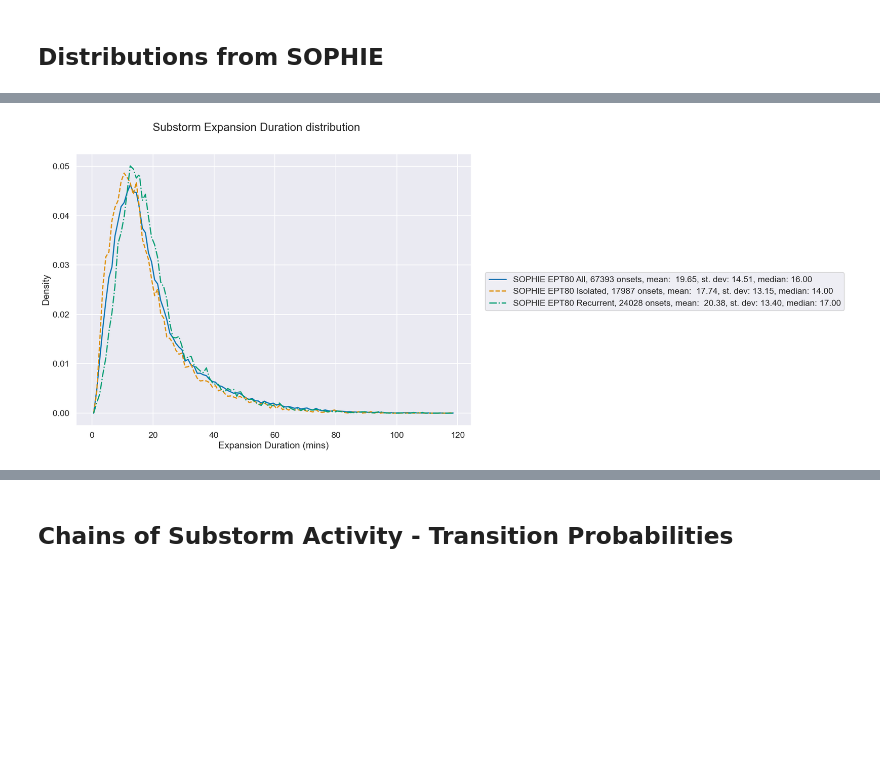
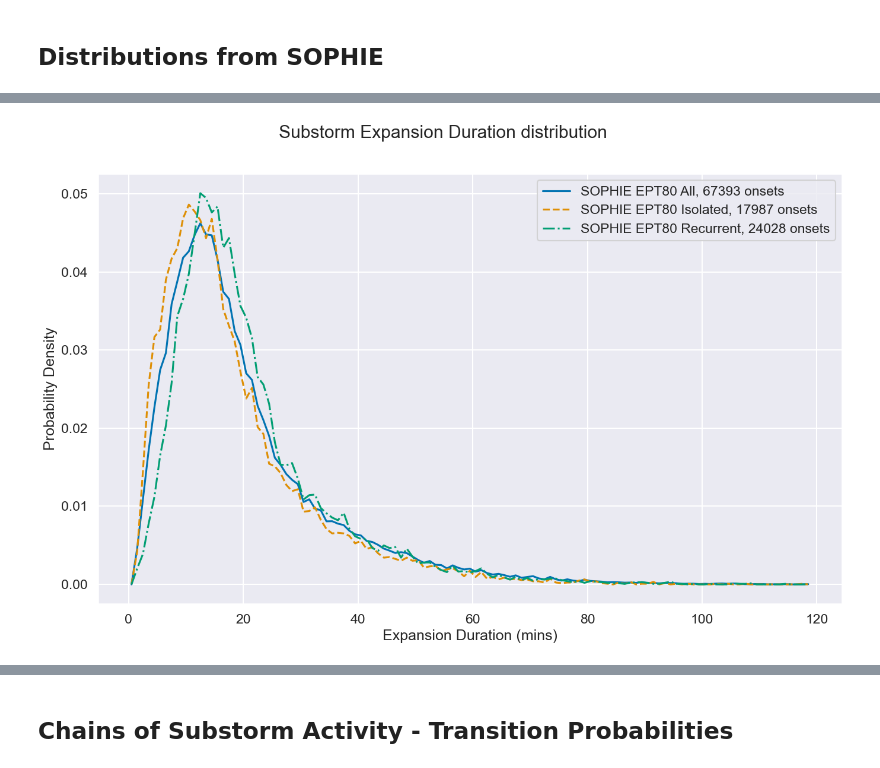
Before and after one commit to christianlao12/DP1_DP2_Project, a Jupyter notebook: substorm_type_statistics.ipynb, the cells around one changed output, grey strips where cells are left out. Cells and saved outputs as stored; diff of their text form; code cells hidden in the pictures; blank space fills up the shorter version.

```diff
--- a/substorm_type_statistics.ipynb
+++ b/substorm_type_statistics.ipynb
@@ -271,0 +274,34 @@ fig.tight_layout(pad=1)
+# %%
+def size_hist(array):
+    x, y = np.histogram(-array['Delbay'],bins=np.arange(0,1000,25))
+    y = y + 12.5
+    y = y[:-1]
+    d = {'Size':y,'Density':x/np.sum(x)}
+    df = pd.DataFrame(d)
+    return df
+
+onsetlists = [sophie80onsetdf, gergnoflag, erernoflag]
+labels = ['SOPHIE EPT80 All', 'SOPHIE EPT80 Isolated','SOPHIE EPT80 Recurrent']
+onsetnumbers = [len(i) for i in onsetlists]
+onsetnumbers[1] += len(firstgerg)
+onsetnumbers[2] += len(firster)
+means = [np.nanmean(-i['Delbay']) for i in onsetlists]
+stdevs = [np.nanstd(-i['Delbay']) for i in onsetlists]
+medians = [np.nanmedian(-i['Delbay']) for i in onsetlists]
+# labels = ["{}, {} onsets, mean:  {:.2f}, st. dev: {:.2f}, median: {:.2f}".format(labels[i],onsetnumbers[i],means[i],stdevs[i],medians[i]) for i in range(len(onsetlists))]
+labels = ["{}, {} onsets".format(labels[i],onsetnumbers[i]) for i in range(len(onsetlists))]
+
+lines = ['solid','dashed','dashdot']
+wts = [size_hist(i) for i in onsetlists]
+fig, axes = plt.subplots(figsize=(14,9))
+
+for i in range(len(onsetlists)):
+    axes.plot(wts[i]['Size'],wts[i]['Density'], label=labels[i],ls=lines[i])
+
+axes.set_xlabel('Substorm Size (nT)')
+axes.set_ylabel('Probability Density')
+axes.grid(True,'both')
+fig.suptitle('Substorm Size distribution', y=1)
+# fig.legend(bbox_to_anchor=(1, .5), loc='center left')
+axes.legend(loc='upper right')
+fig.tight_layout()
@@ -272,35 +310,37 @@ fig.tight_layout(pad=1)
 # %%
 def duration_hist(array):
     x, y = np.histogram(array['Duration']/pd.to_timedelta(1,'m'),bins=np.arange(0,120,1))
     y = y+.5
     y = y[:-1]
     d = {'Duration':y,'Density':x/np.sum(x)}
     df = pd.DataFrame(d)
     return df
 
 onsetlists = [sophie80onsetdf, gergnoflag, erernoflag]
 labels = ['SOPHIE EPT80 All', 'SOPHIE EPT80 Isolated','SOPHIE EPT80 Recurrent']
 onsetnumbers = [len(i) for i in onsetlists]
 onsetnumbers[1] += len(firstgerg)
 onsetnumbers[2] += len(firster)
 means = [np.mean(i['Duration'])/pd.Timedelta(1,'m') for i in onsetlists]
 stdevs = [np.std(i['Duration'])/pd.Timedelta(1,'m') for i in onsetlists]
 medians = [np.median(i['Duration'])/pd.Timedelta(1,'m') for i in onsetlists]
-labels = ["{}, {} onsets, mean:  {:.2f}, st. dev: {:.2f}, median: {:.2f}".format(labels[i],onsetnumbers[i],means[i],stdevs[i],medians[i]) for i in range(len(onsetlists))]
+# labels = ["{}, {} onsets, mean:  {:.2f}, st. dev: {:.2f}, median: {:.2f}".format(labels[i],onsetnumbers[i],means[i],stdevs[i],medians[i]) for i in range(len(onsetlists))]
+labels = ["{}, {} onsets".format(labels[i],onsetnumbers[i]) for i in range(len(onsetlists))]
 
 lines = ['solid','dashed','dashdot']
 wts = [duration_hist(i) for i in onsetlists]
-fig, axes = plt.subplots(figsize=(12,9))
+fig, axes = plt.subplots(figsize=(14,9))
 
 for i in range(len(onsetlists)):
     axes.plot(wts[i]['Duration'],wts[i]['Density'], label=labels[i], ls=lines[i])
 
 axes.set_xlabel('Expansion Duration (mins)')
-axes.set_ylabel('Density')
+axes.set_ylabel('Probability Density')
 axes.grid(True,'both')
 fig.suptitle('Substorm Expansion Duration distribution', y=1)
-fig.legend(bbox_to_anchor=(1, .5), loc='center left')
+# fig.legend(bbox_to_anchor=(1, .5), loc='center left')
+axes.legend(loc='upper right')
 fig.tight_layout()
 # %% [output]
-[figure, old version]
+[figure, new version]
 # %%
```
Also changed, not shown: parts of 8 cells of this notebook.
